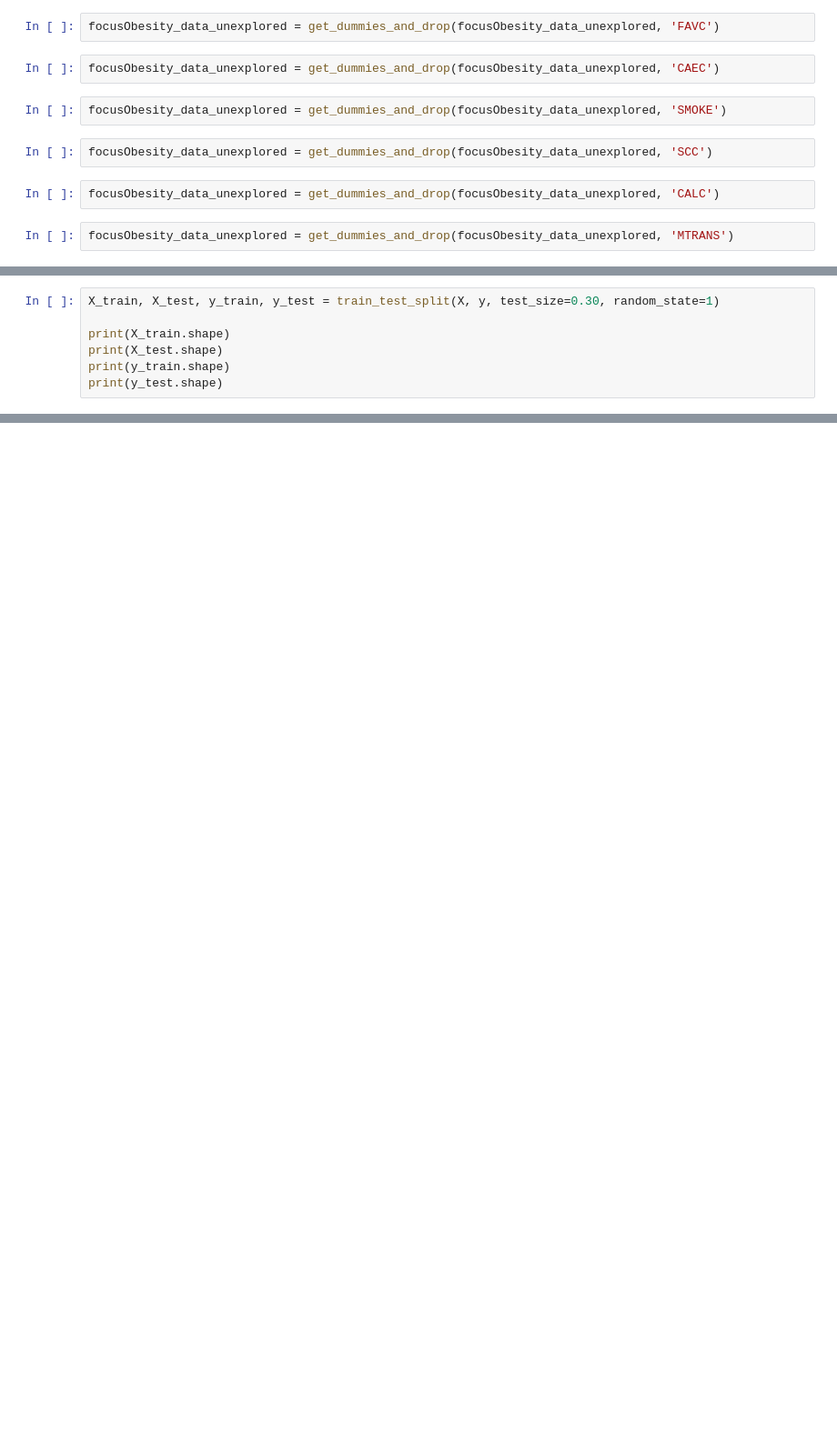
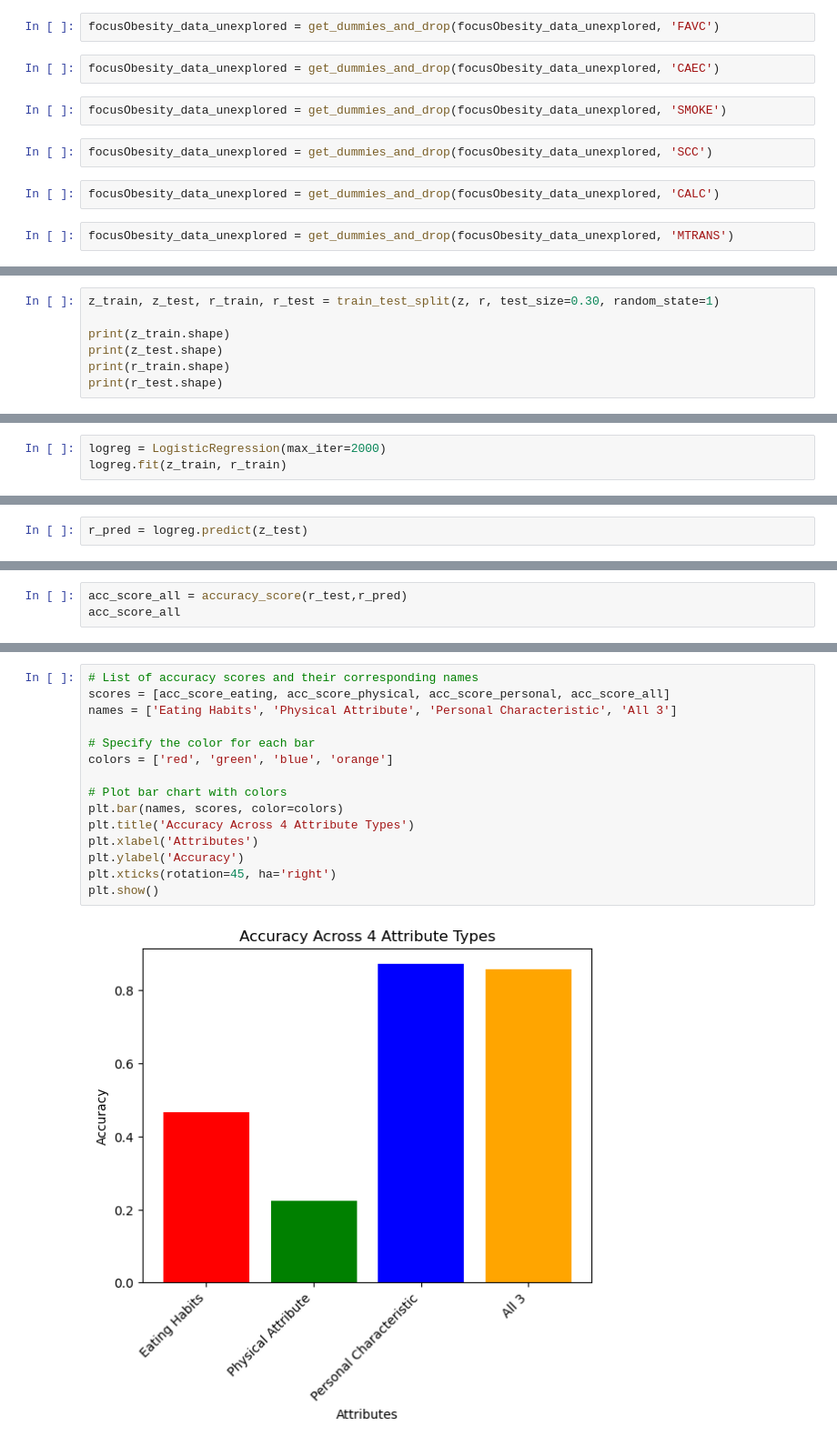
Before and after one commit to nellyzulkiflee/SC1015_Project_2023, a Jupyter notebook: logistic_regression.ipynb, the cells around one changed output, grey strips where cells are left out. Shown: that part at 91% size. Drawn from its saved outputs; the diff is of its cells as text; blank space fills up the shorter version.

```diff
--- a/logistic_regression.ipynb
+++ b/logistic_regression.ipynb
@@ -255,7 +772,7 @@ X
 # %%
-X_train, X_test, y_train, y_test = train_test_split(X, y, test_size=0.30, random_state=1)
+z_train, z_test, r_train, r_test = train_test_split(z, r, test_size=0.30, random_state=1)
 
-print(X_train.shape)
-print(X_test.shape)
-print(y_train.shape)
-print(y_test.shape)
+print(z_train.shape)
+print(z_test.shape)
+print(r_train.shape)
+print(r_test.shape)
@@ -266,0 +784,3 @@ y_pred = classifier.predict(X_test)
+# %%
+logreg = LogisticRegression(max_iter=2000)
+logreg.fit(z_train, r_train)
@@ -267 +789,3 @@ y_pred = classifier.predict(X_test)
+# %%
+r_pred = logreg.predict(z_test)
 # %%
@@ -325,0 +827,3 @@ classifier.fit(X_train, y_train)
+# %%
+acc_score_all = accuracy_score(r_test,r_pred)
+acc_score_all
@@ -325,0 +840,17 @@ classifier.fit(X_train, y_train)
+# %%
+# List of accuracy scores and their corresponding names
+scores = [acc_score_eating, acc_score_physical, acc_score_personal, acc_score_all]
+names = ['Eating Habits', 'Physical Attribute', 'Personal Characteristic', 'All 3']
+
+# Specify the color for each bar
+colors = ['red', 'green', 'blue', 'orange']
+
+# Plot bar chart with colors
+plt.bar(names, scores, color=colors)
+plt.title('Accuracy Across 4 Attribute Types')
+plt.xlabel('Attributes')
+plt.ylabel('Accuracy')
+plt.xticks(rotation=45, ha='right')
+plt.show()
+# %% [output]
+[figure, added]
```
Also changed, not shown: parts of 90 cells of this notebook.
